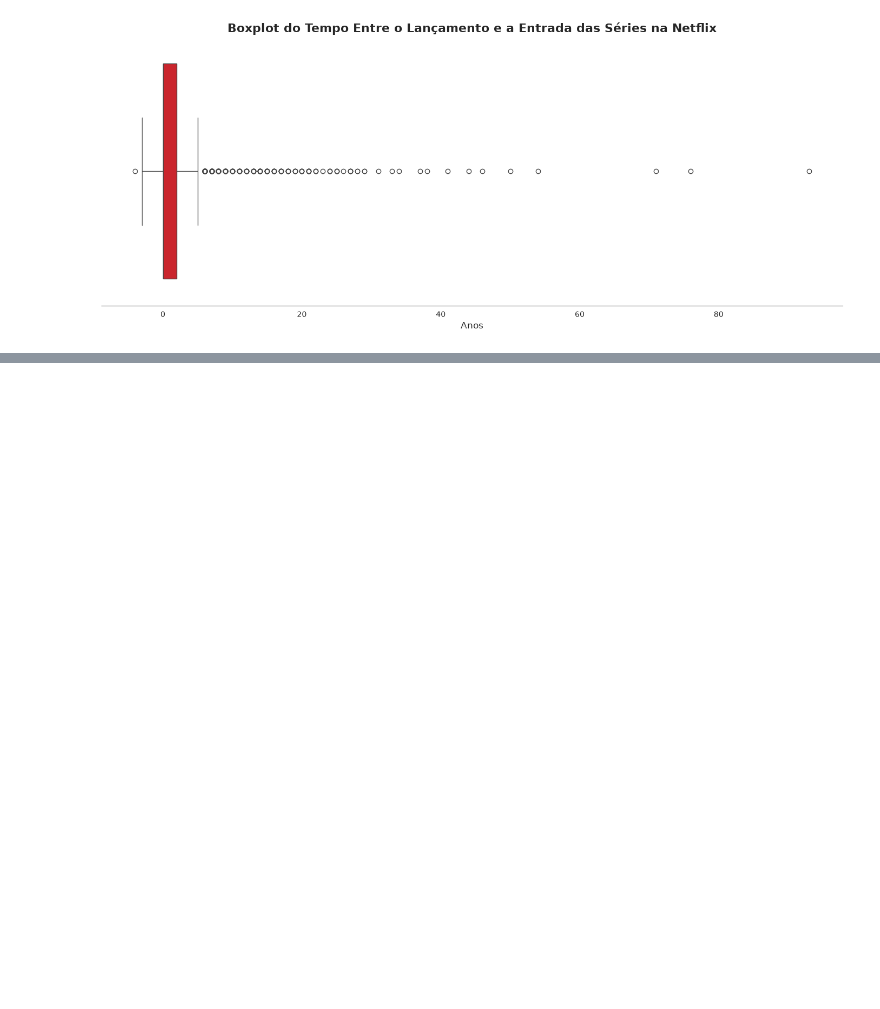
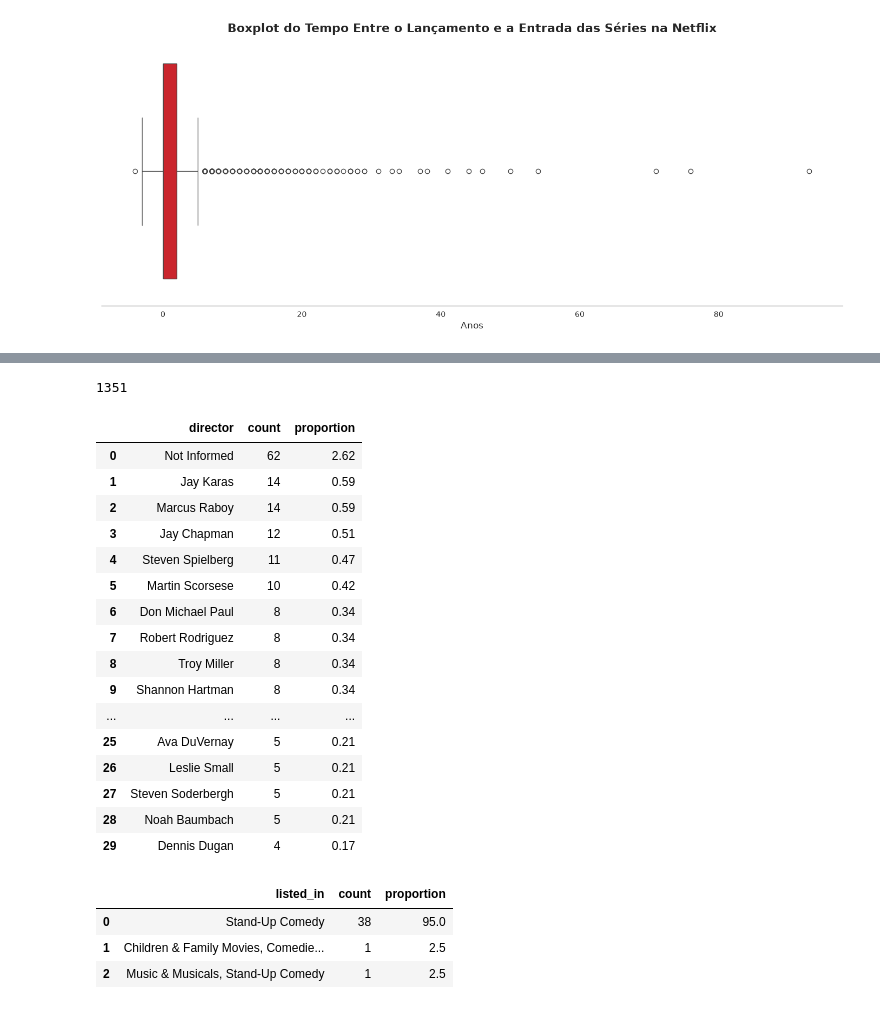
Before and after one commit to thiagoishie/netflix, a Jupyter notebook: notebooks/ETL_EDA.ipynb, the cells around one changed output, grey strips where cells are left out. Drawn from its saved outputs; the diff is of its cells as text; code cells hidden in the pictures; blank space fills up the shorter version.

```diff
--- a/notebooks/ETL_EDA.ipynb
+++ b/notebooks/ETL_EDA.ipynb
@@ -71,6 +71,9 @@ netflix_cast = pd.read_csv('../data/processed/netflix_cast.csv')
 
 netflix_movies = netflix[netflix['type'] == 'Movie'].reset_index(drop=True).copy()
 netflix_tv = netflix[netflix['type'] == 'TV Show'].reset_index(drop=True).copy()
+
+hollywood = netflix_movies[netflix_movies['main_country'] == 'United States'].reset_index(drop=True).copy()
+bollywood = netflix_movies[netflix_movies['main_country'] == 'India'].reset_index(drop=True).copy()
 # %%
 pd.DataFrame({
     'column': netflix.columns,
@@ -1598,0 +1642,36 @@ plt.show()
+# %%
+2364-584-429
+# %% [output]
+1351
+# %%
+hollywood_director = hollywood.director.value_counts().reset_index()
+hollywood_director['proportion'] = (hollywood_director['count'] / hollywood_director['count'].sum() * 100).round(2)
+hollywood_director.head(30)
+# %% [output]
+|  | director | count | proportion |
+| 0 | Not Informed | 62 | 2.62 |
+| 1 | Jay Karas | 14 | 0.59 |
+| 2 | Marcus Raboy | 14 | 0.59 |
+| 3 | Jay Chapman | 12 | 0.51 |
+| 4 | Steven Spielberg | 11 | 0.47 |
+| 5 | Martin Scorsese | 10 | 0.42 |
+| 6 | Don Michael Paul | 8 | 0.34 |
+| 7 | Robert Rodriguez | 8 | 0.34 |
+| 8 | Troy Miller | 8 | 0.34 |
+| 9 | Shannon Hartman | 8 | 0.34 |
+| ... | ... | ... | ... |
+| 25 | Ava DuVernay | 5 | 0.21 |
+| 26 | Leslie Small | 5 | 0.21 |
+| 27 | Steven Soderbergh | 5 | 0.21 |
+| 28 | Noah Baumbach | 5 | 0.21 |
+| 29 | Dennis Dugan | 4 | 0.17 |
+# %%
+top_3_director = hollywood[hollywood['director'].isin(['Jay Karas','Marcus Raboy','Jay Chapman'])]
+top_3_director_genre = top_3_director.listed_in.value_counts().reset_index()
+top_3_director_genre['proportion'] = (top_3_director_genre['count'] / top_3_director_genre['count'].sum() * 100).round(2)
+top_3_director_genre
+# %% [output]
+|  | listed_in | count | proportion |
+| 0 | Stand-Up Comedy | 38 | 95.0 |
+| 1 | Children & Family Movies, Comedie... | 1 | 2.5 |
+| 2 | Music & Musicals, Stand-Up Comedy | 1 | 2.5 |
```
Also changed, not shown: parts of 11 cells of this notebook, 2 other files.
